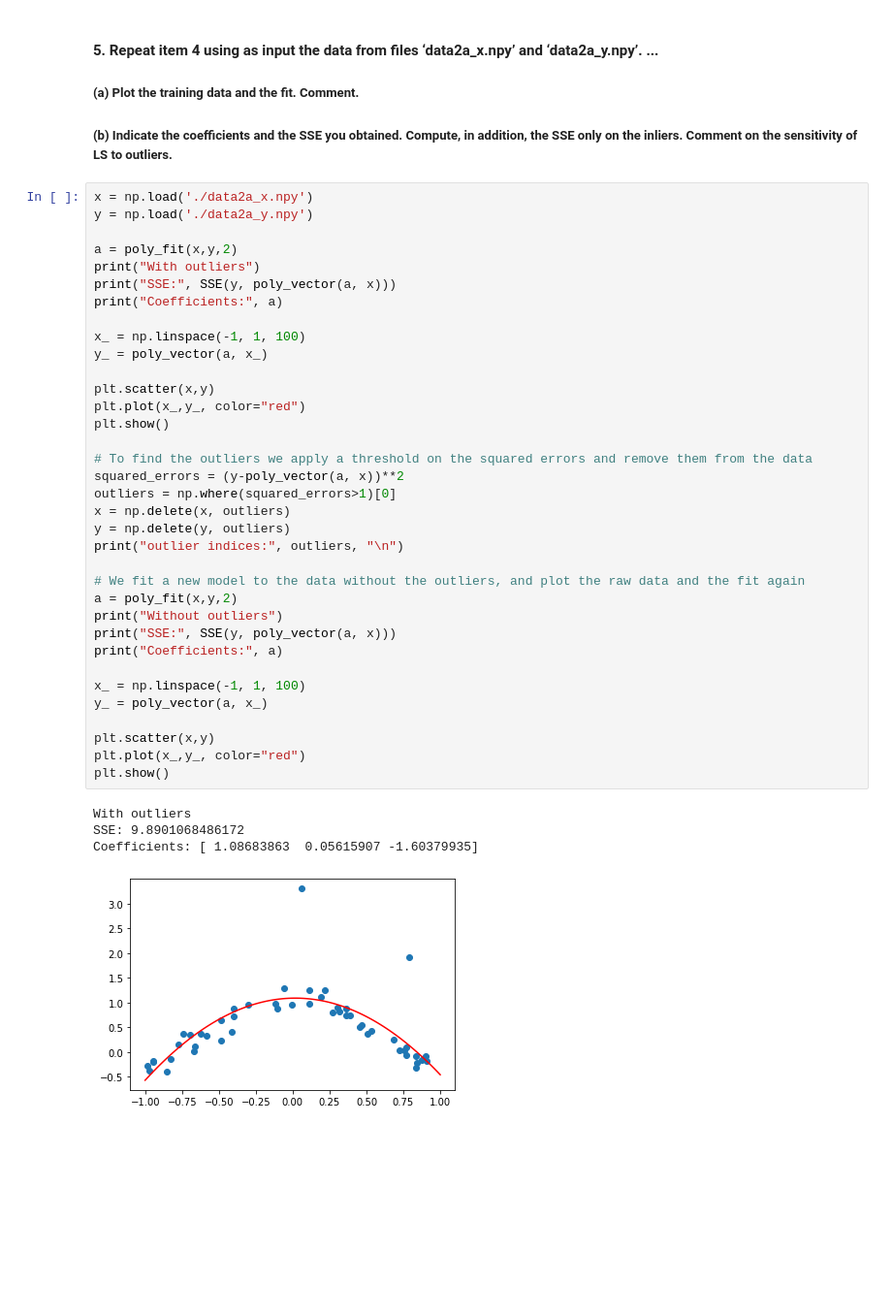
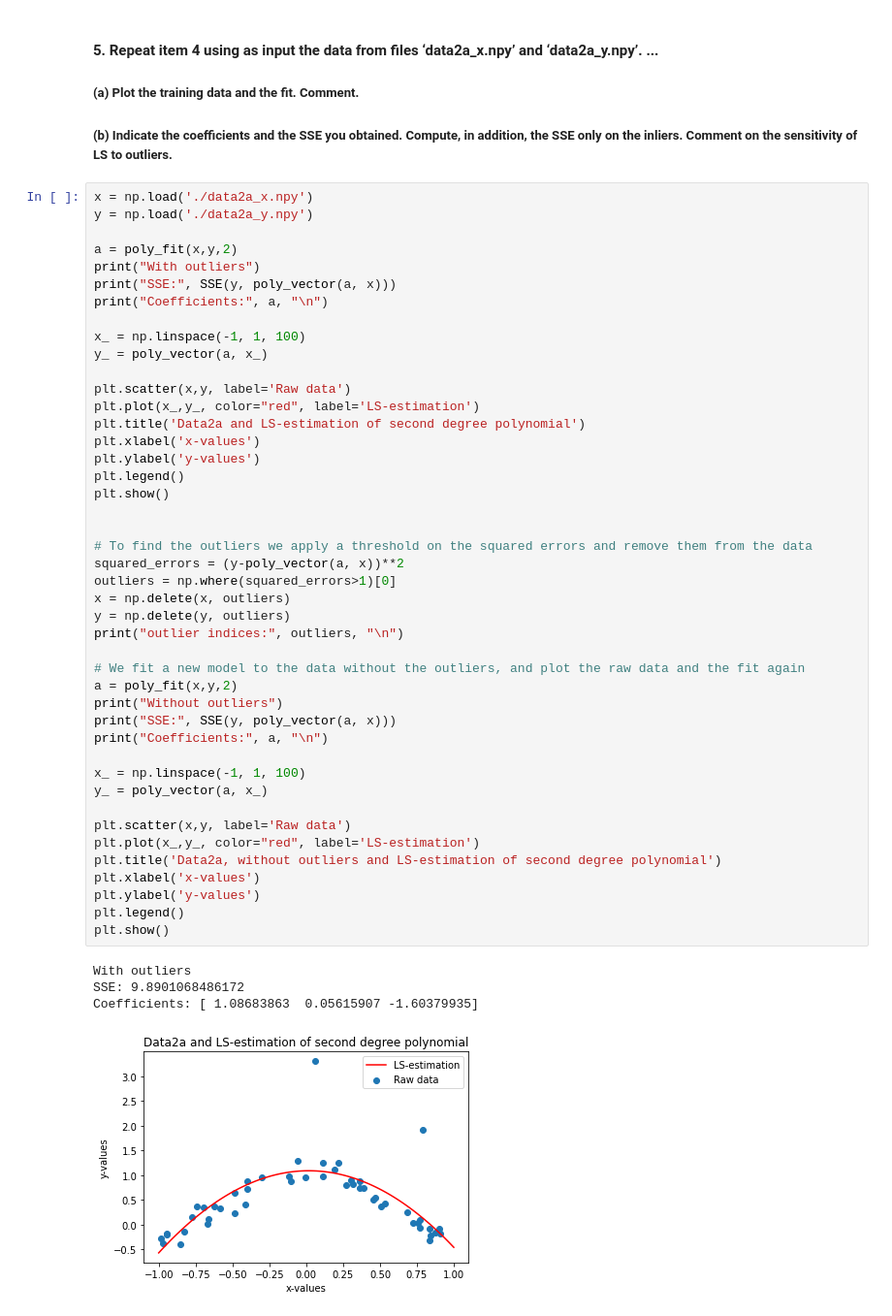
Before and after one commit to Andre-MR-Pereira/MLabs, a Jupyter notebook: Labs/Lab1/part1.ipynb, the cells around one changed output. Shown at 97% size. Saved outputs shown, nothing was run; the diff lists cells and outputs as text; blank space fills up the shorter version.

```diff
--- a/Labs/Lab1/part1.ipynb
+++ b/Labs/Lab1/part1.ipynb
@@ -141,40 +149,49 @@ y = np.load('./data2a_y.npy')
 
 a = poly_fit(x,y,2)
 print("With outliers")
 print("SSE:", SSE(y, poly_vector(a, x)))
-print("Coefficients:", a)
+print("Coefficients:", a, "\n")
 
 x_ = np.linspace(-1, 1, 100)
 y_ = poly_vector(a, x_)
 
-plt.scatter(x,y)
-plt.plot(x_,y_, color="red")
+plt.scatter(x,y, label='Raw data')
+plt.plot(x_,y_, color="red", label='LS-estimation')
+plt.title('Data2a and LS-estimation of second degree polynomial')
+plt.xlabel('x-values')
+plt.ylabel('y-values')
+plt.legend()
 plt.show()
+
 
 # To find the outliers we apply a threshold on the squared errors and remove them from the data
 squared_errors = (y-poly_vector(a, x))**2
 outliers = np.where(squared_errors>1)[0]
 x = np.delete(x, outliers)
 y = np.delete(y, outliers)
 print("outlier indices:", outliers, "\n")
 
 # We fit a new model to the data without the outliers, and plot the raw data and the fit again
 a = poly_fit(x,y,2)
 print("Without outliers")
 print("SSE:", SSE(y, poly_vector(a, x)))
-print("Coefficients:", a)
+print("Coefficients:", a, "\n")
 
 x_ = np.linspace(-1, 1, 100)
 y_ = poly_vector(a, x_)
 
-plt.scatter(x,y)
-plt.plot(x_,y_, color="red")
+plt.scatter(x,y, label='Raw data')
+plt.plot(x_,y_, color="red", label='LS-estimation')
+plt.title('Data2a, without outliers and LS-estimation of second degree polynomial')
+plt.xlabel('x-values')
+plt.ylabel('y-values')
+plt.legend()
 plt.show()
 # %% [output]
 With outliers
 SSE: 9.8901068486172
 Coefficients: [ 1.08683863  0.05615907 -1.60379935]
-[figure, old version]
+[figure, new version]
 outlier indices: [20 36]
 
 Without outliers
```
Also changed, not shown: parts of 3 cells of this notebook.
